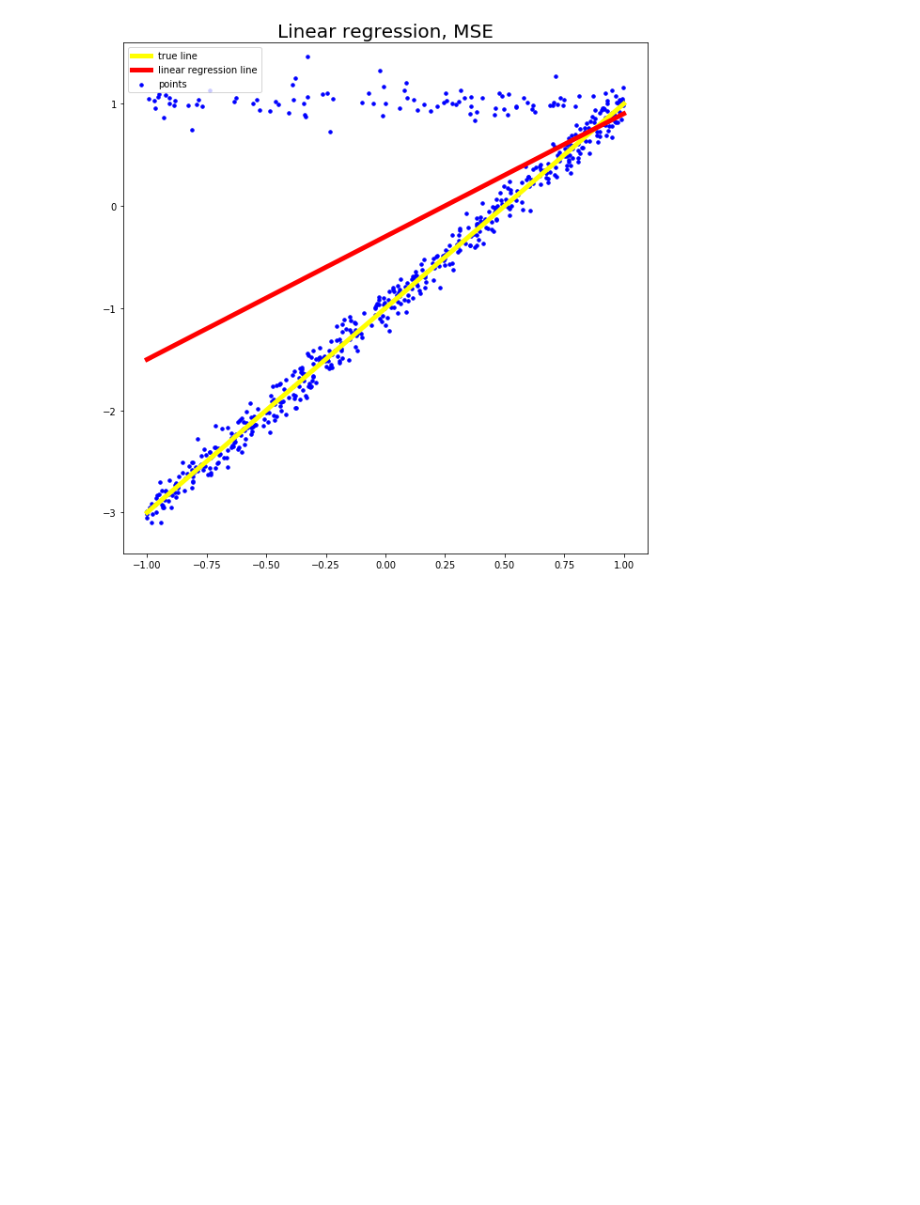
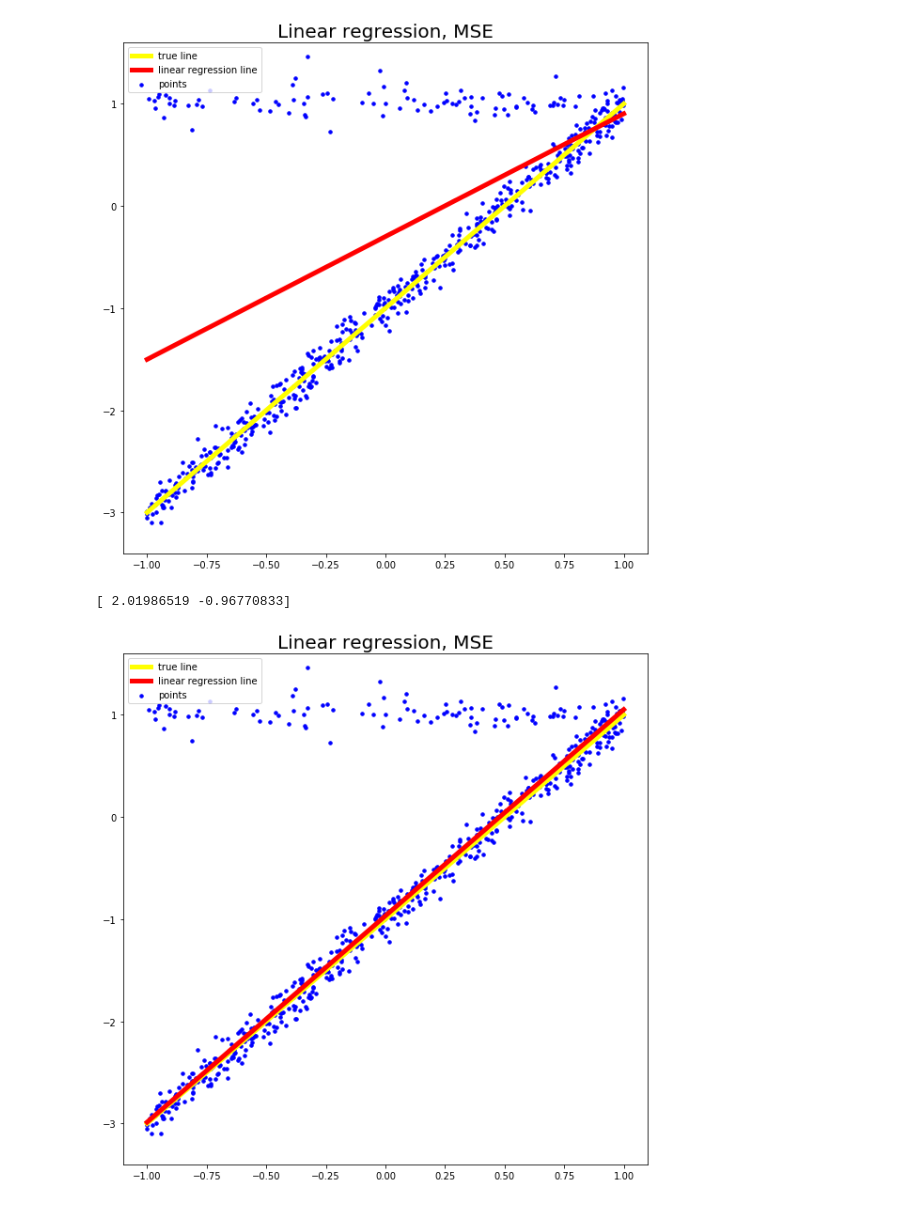
Before and after one commit to Morok1/My, a Jupyter notebook: hw5.ipynb, the cells around one changed output. Drawn from its saved outputs; the diff is of its cells as text; code cells hidden in the pictures; blank space fills up the shorter version.

```diff
--- a/hw5.ipynb
+++ b/hw5.ipynb
@@ -40,3 +40,29 @@ plt.legend(loc=2)
 plt.show()
 # %% [output]
 [figure]
+# %%
+def loss_function(coeffs):
+    k,b = coeffs
+    return sum(abs(k * x + b - y))
+coeff = minimize(loss_function, [1,1]).x
+print coeff
+# %% [output]
+[ 2.01986519 -0.96770833]
+# %%
+plt.figure(figsize=(10,10))
+
+plt.xlim(-1.1,1.1)
+plt.ylim(-3.4, 1.6)
+
+x_plot = np.array([-1,1])
+y_plot = coeff[0] * x_plot + coeff[1]
+
+plt.scatter(x, y, color='blue', s=12, label='points')
+plt.plot(x_plot, my_function(x_plot), color = 'yellow', linewidth=5, label = 'true line')
+plt.plot(x_plot,y_plot, color = 'red', linewidth=5, label = 'linear regression line')
+
+plt.title('Linear regression, MSE', fontsize=20)
+plt.legend(loc=2)
+plt.show()
+# %% [output]
+[figure, added]
```
